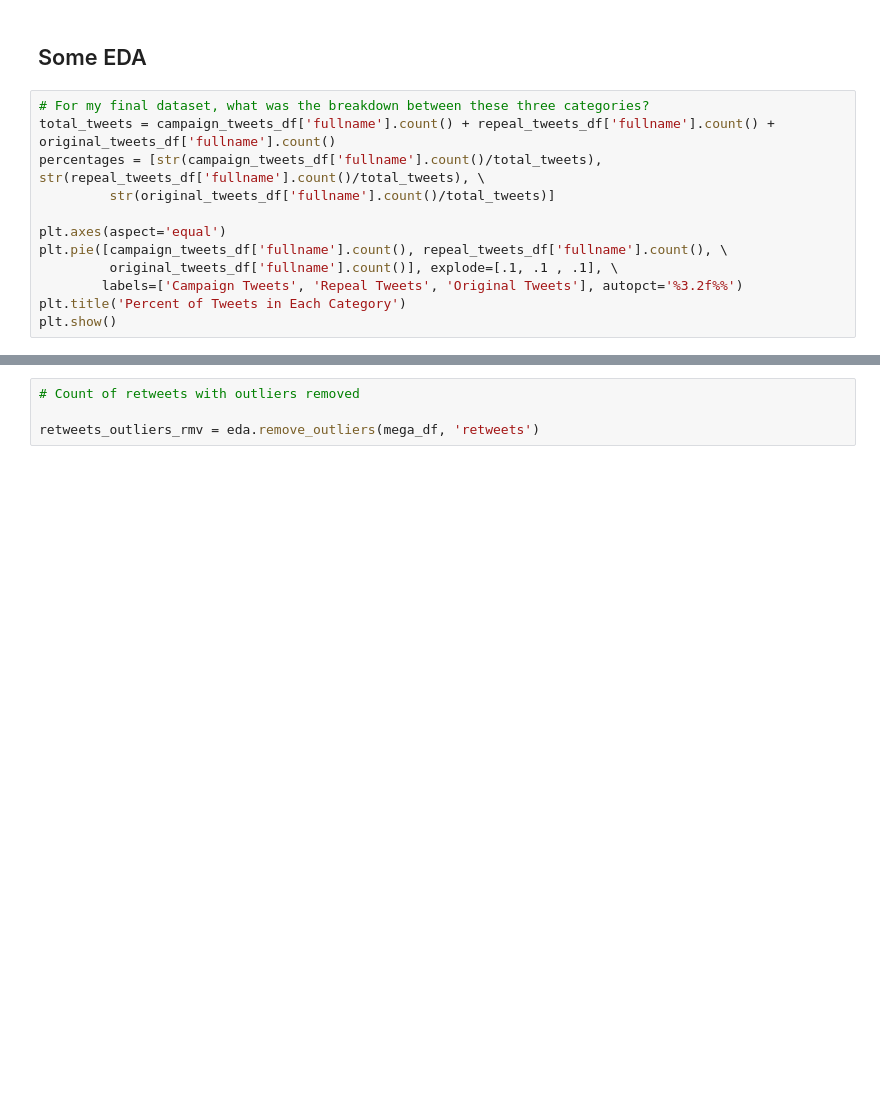
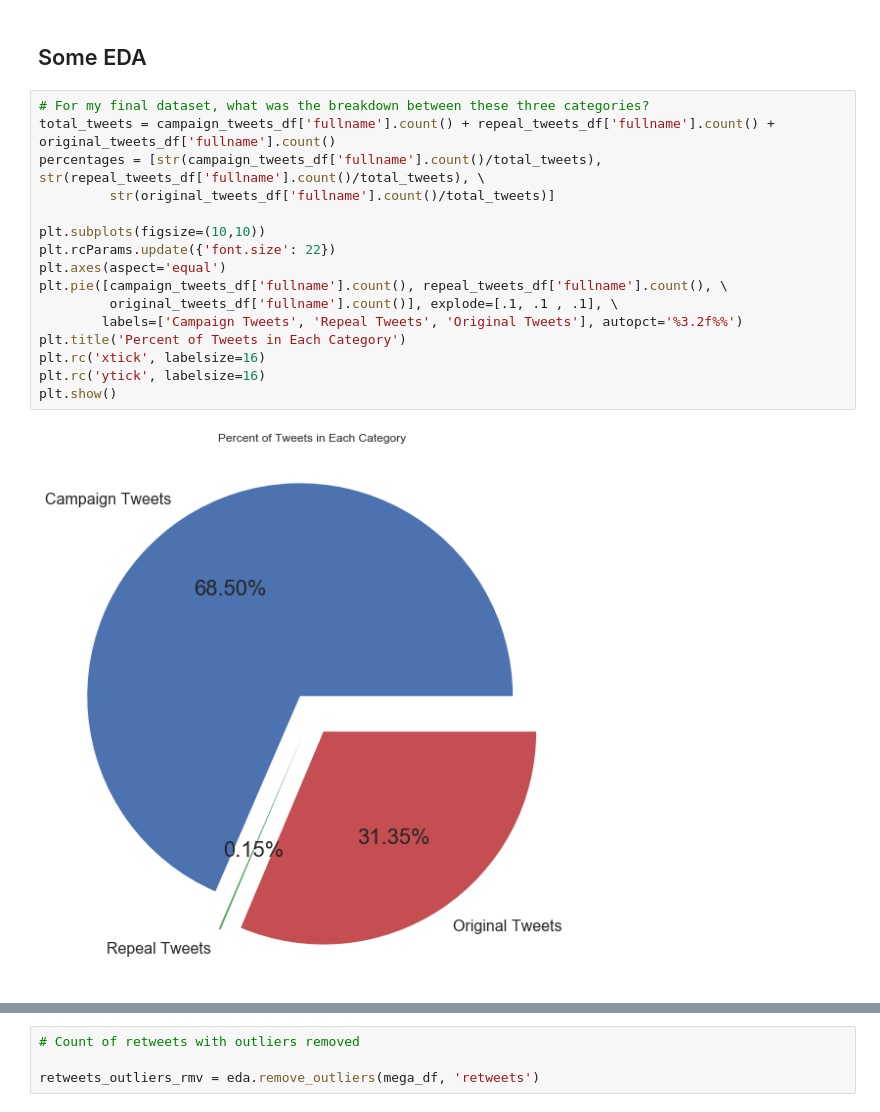
Before and after one commit to tylernwatson/galvanize_dsi_capstone, a Jupyter notebook: EDA_scripted.ipynb, the cells around one changed output, grey strips where cells are left out. Cells and saved outputs as stored; diff of their text form; blank space fills up the shorter version.

```diff
--- a/EDA_scripted.ipynb
+++ b/EDA_scripted.ipynb
@@ -104,14 +127,20 @@ print(((original_total - new_total) / original_total) * 100)
 # %%
 # For my final dataset, what was the breakdown between these three categories?
 total_tweets = campaign_tweets_df['fullname'].count() + repeal_tweets_df['fullname'].count() + original_tweets_df['fullname'].count()
 percentages = [str(campaign_tweets_df['fullname'].count()/total_tweets), str(repeal_tweets_df['fullname'].count()/total_tweets), \
          str(original_tweets_df['fullname'].count()/total_tweets)]
 
+plt.subplots(figsize=(10,10))
+plt.rcParams.update({'font.size': 22})
 plt.axes(aspect='equal')
 plt.pie([campaign_tweets_df['fullname'].count(), repeal_tweets_df['fullname'].count(), \
          original_tweets_df['fullname'].count()], explode=[.1, .1 , .1], \
         labels=['Campaign Tweets', 'Repeal Tweets', 'Original Tweets'], autopct='%3.2f%%')
 plt.title('Percent of Tweets in Each Category')
+plt.rc('xtick', labelsize=16)
+plt.rc('ytick', labelsize=16)
 plt.show()
+# %% [output]
+[figure, added]
 # %%
 mega_df['retweets'].describe()
```
Also changed, not shown: parts of 40 cells of this notebook, 1 other file.
